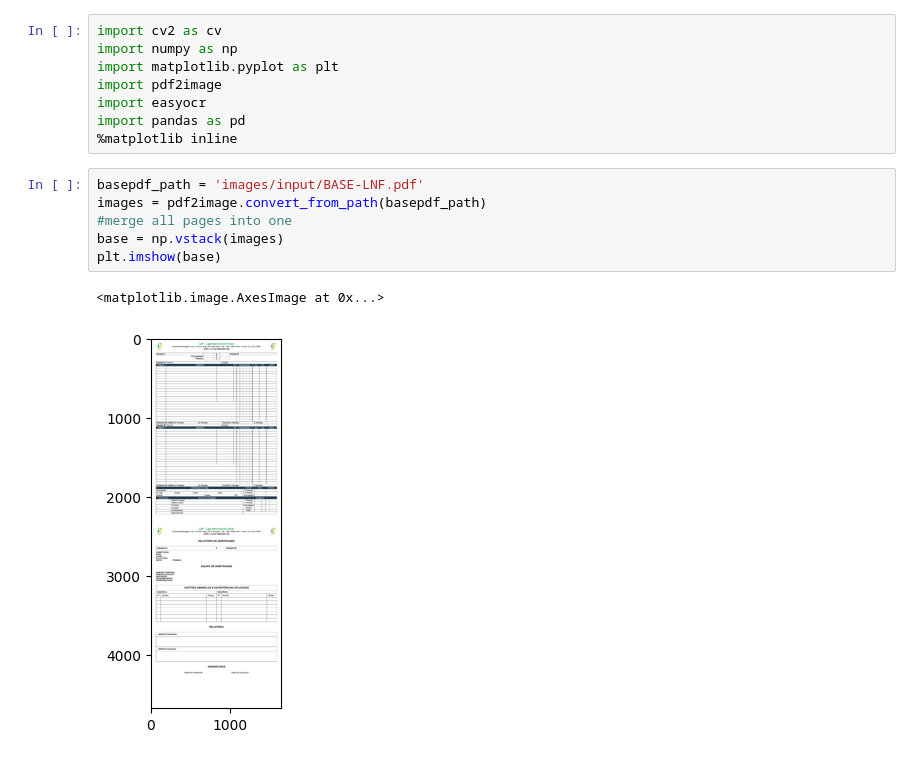
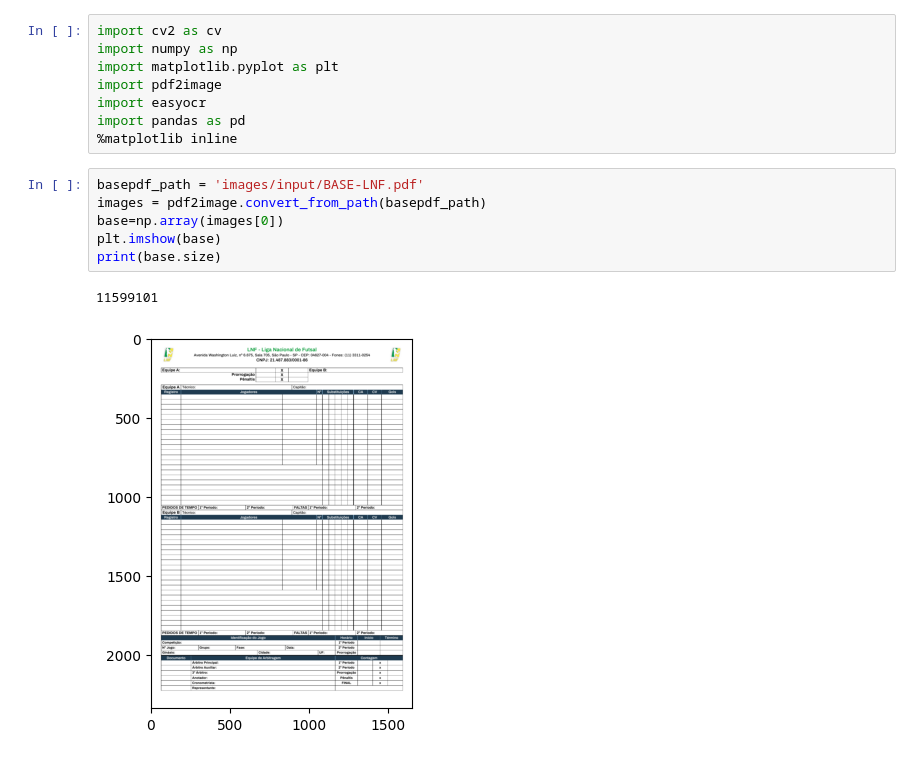
Before and after one commit to GiovaniMNog/FFN-FUSE, a Jupyter notebook: Lab.ipynb, the cells around one changed output. Saved outputs shown, nothing was run; the diff lists cells and outputs as text.

```diff
--- a/Lab.ipynb
+++ b/Lab.ipynb
@@ -9,12 +9,12 @@ import pandas as pd
 # %%
 basepdf_path = 'images/input/BASE-LNF.pdf'
 images = pdf2image.convert_from_path(basepdf_path)
-#merge all pages into one
-base = np.vstack(images)
+base=np.array(images[0])
 plt.imshow(base)
+print(base.size)
 # %% [output]
-<matplotlib.image.AxesImage at 0x...>
+11599101
-[figure, old version]
+[figure, new version]
 # %%
 sum_path = 'images/input/Sumula1-LNF.pdf'
 images = pdf2image.convert_from_path(sum_path)
```
Also changed, not shown: parts of 7 cells of this notebook.
